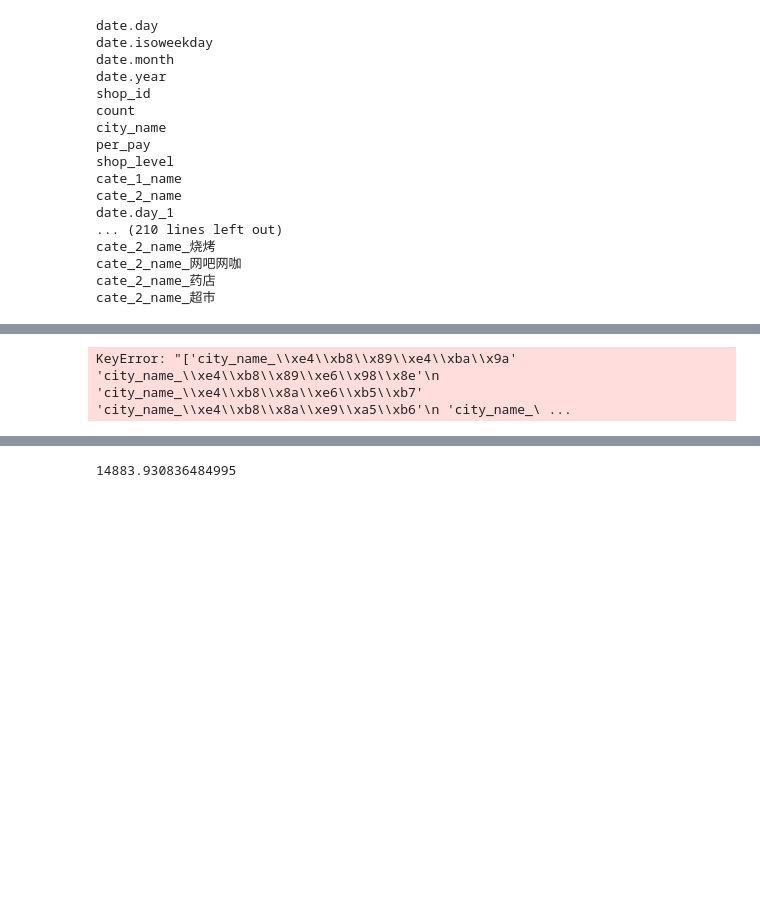
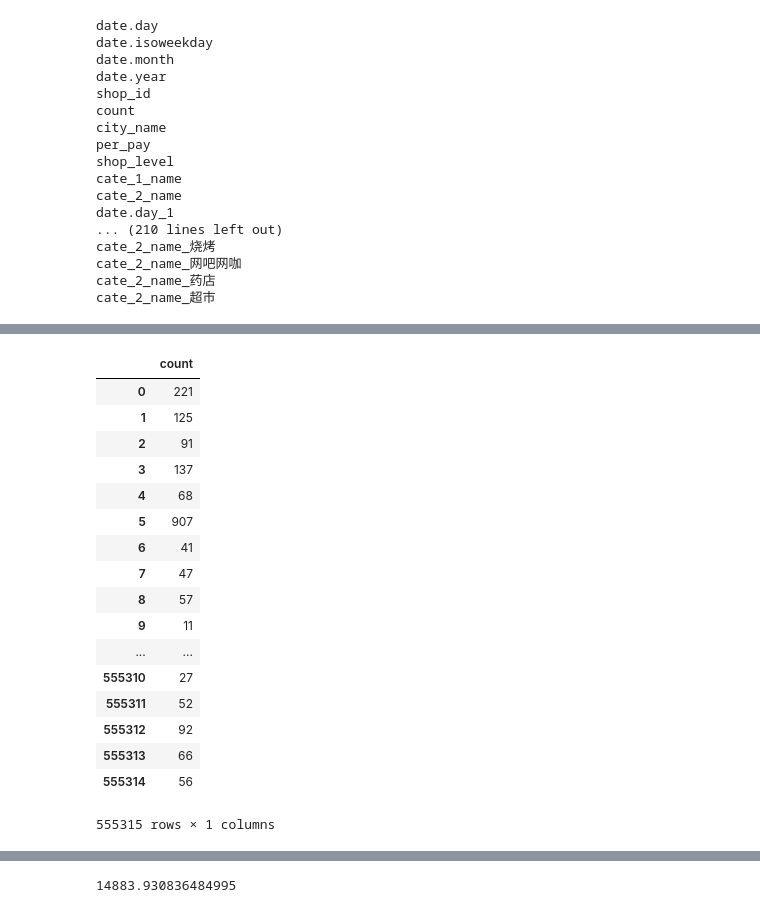
Before and after one commit to rpalsaxena/koubei, a Jupyter notebook: dataset/Untitled.ipynb, the cells around one changed output, grey strips where cells are left out. Saved outputs shown, nothing was run; the diff lists cells and outputs as text; code cells hidden in the pictures; blank space fills up the shorter version.

```diff
--- a/dataset/Untitled.ipynb
+++ b/dataset/Untitled.ipynb
@@ -140,40 +129,27 @@ result.to_csv('final_file.csv',sep=',', encoding='utf-8')
 # %%
-df = pd.DataFrame(pd.read_csv('final_file.csv',encoding='utf-8'))
+df = pd.read_csv('final_file.csv',encoding="GBK")
+#data06_16 = pd.read_csv("../data/stocks1542monthly.csv", encoding="")
 # %%
 df.drop(['Unnamed: 0'], axis=1, inplace=True)
-# %%
-new_i = ['shop_id','city_name_三亚','city_name_三明','city_name_上海','city_name_上饶','city_name_东莞','city_name_东营','city_name_中山',
-         'city_name_丽水','city_name_乐山','city_name_佛山','city_name_保定','city_name_信阳','city_name_六安','city_name_北京',
-         'city_name_十堰','city_name_南京','city_name_南宁','city_name_南平','city_name_南昌','city_name_南通','city_name_厦门',
-         'city_name_台州','city_name_合肥','city_name_咸宁','city_name_咸阳','city_name_哈尔滨','city_name_嘉兴','city_name_大连',
-         'city_name_天津','city_name_天门','city_name_太原','city_name_威海','city_name_孝感','city_name_宁德','city_name_宁波',
-         'city_name_安康','city_name_宜昌','city_name_宝鸡','city_name_宿迁','city_name_常州','city_name_广州','city_name_廊坊',
-         'city_name_张家口','city_name_徐州','city_name_德阳','city_name_思茅','city_name_惠州','city_name_成都','city_name_扬州',
-         'city_name_抚顺','city_name_无锡','city_name_日照','city_name_昆明','city_name_杭州','city_name_柳州','city_name_株洲',
-         'city_name_梧州','city_name_武汉','city_name_汉中','city_name_汕尾','city_name_江门','city_name_沈阳','city_name_泉州',
-         'city_name_泰州','city_name_洛阳','city_name_济南','city_name_济宁','city_name_淮北','city_name_淮安','city_name_深圳',
-         'city_name_清远','city_name_温州','city_name_湖州','city_name_湛江','city_name_漳州','city_name_潍坊','city_name_濮阳',
-         'city_name_烟台','city_name_玉林','city_name_珠海','city_name_盐城','city_name_石家庄','city_name_石河子','city_name_福州',
-         'city_name_绍兴','city_name_绵阳','city_name_聊城','city_name_肇庆','city_name_自贡','city_name_舟山','city_name_芜湖',
-         'city_name_苏州','city_name_荆州','city_name_荆门','city_name_莆田','city_name_营口','city_name_葫芦岛','city_name_蚌埠',
-         'city_name_衢州','city_name_襄阳','city_name_西安','city_name_贵阳','city_name_辽阳','city_name_达州','city_name_通辽',
-         'city_name_邢台','city_name_邯郸','city_name_郑州','city_name_重庆','city_name_金华','city_name_铜陵','city_name_锦州',
-         'city_name_镇江','city_name_长沙','city_name_长治','city_name_阜阳','city_name_阳江','city_name_青岛','city_name_黄冈',
-         'city_name_黄山','city_name_黄石','city_name_龙岩','date.day_1','date.day_2','date.day_3','date.day_4','date.day_5',
-         'date.day_6','date.day_7','date.day_8','date.day_9','date.day_10','date.day_11','date.day_12','date.day_13','date.day_14',
-         'date.day_15','date.day_16','date.day_17','date.day_18','date.day_19','date.day_20','date.day_21','date.day_22',
-         'date.day_23','date.day_24','date.day_25','date.day_26','date.day_27','date.day_28','date.day_29','date.day_30',
-         'date.day_31','date.isoweekday_1','date.isoweekday_2','date.isoweekday_3','date.isoweekday_4','date.isoweekday_5',
-         'date.isoweekday_6','date.isoweekday_7','date.month_1','date.month_2','date.month_3','date.month_4','date.month_5',
-         'date.month_6','date.month_7','date.month_8','date.month_9','date.month_10','date.month_11','date.month_12','date.year_2015',
-         'date.year_2016','per_pay_1','per_pay_2','per_pay_3','per_pay_4','per_pay_5','per_pay_6','per_pay_7','per_pay_8','per_pay_9',
-         'per_pay_10','per_pay_11','per_pay_12','per_pay_13','per_pay_14','per_pay_15','per_pay_16','per_pay_17','per_pay_18',
-         'per_pay_19','per_pay_20','shop_level_0','shop_level_1','shop_level_2','cate_1_name_休闲娱乐','cate_1_name_医疗健康',
-         'cate_1_name_美发/美容/美甲','cate_1_name_美食','cate_1_name_购物','cate_1_name_超市便利店','cate_2_name_个人护理',
-         'cate_2_name_中餐','cate_2_name_休闲茶饮','cate_2_name_休闲食品','cate_2_name_便利店','cate_2_name_其他美食',
-         'cate_2_name_小吃','cate_2_name_快餐','cate_2_name_本地购物','cate_2_name_汤/粥/煲/砂锅/炖菜','cate_2_name_火锅',
-         'cate_2_name_烘焙糕点','cate_2_name_烧烤','cate_2_name_网吧网咖','cate_2_name_美容美发','cate_2_name_药店',
-         'cate_2_name_超市','count']
-result_reorder = df[new_i]
-# %% [output]
-KeyError: "['city_name_\\xe4\\xb8\\x89\\xe4\\xba\\x9a' 'city_name_\\xe4\\xb8\\x89\\xe6\\x98\\x8e'\n 'city_name_\\xe4\\xb8\\x8a\\xe6\\xb5\\xb7' 'city_name_\\xe4\\xb8\\x8a\\xe9\\xa5\\xb6'\n 'city_name_\ ...
+# %%
+a = df[['count']]
+a
+# %% [output]
+|  | count |
+| 0 | 221 |
+| 1 | 125 |
+| 2 | 91 |
+| 3 | 137 |
+| 4 | 68 |
+| 5 | 907 |
+| 6 | 41 |
+| 7 | 47 |
+| 8 | 57 |
+| 9 | 11 |
+| ... | ... |
+| 555310 | 27 |
+| 555311 | 52 |
+| 555312 | 92 |
+| 555313 | 66 |
+| 555314 | 56 |
+555315 rows × 1 columns
```
Also changed, not shown: parts of 8 cells of this notebook, 1 other file.
